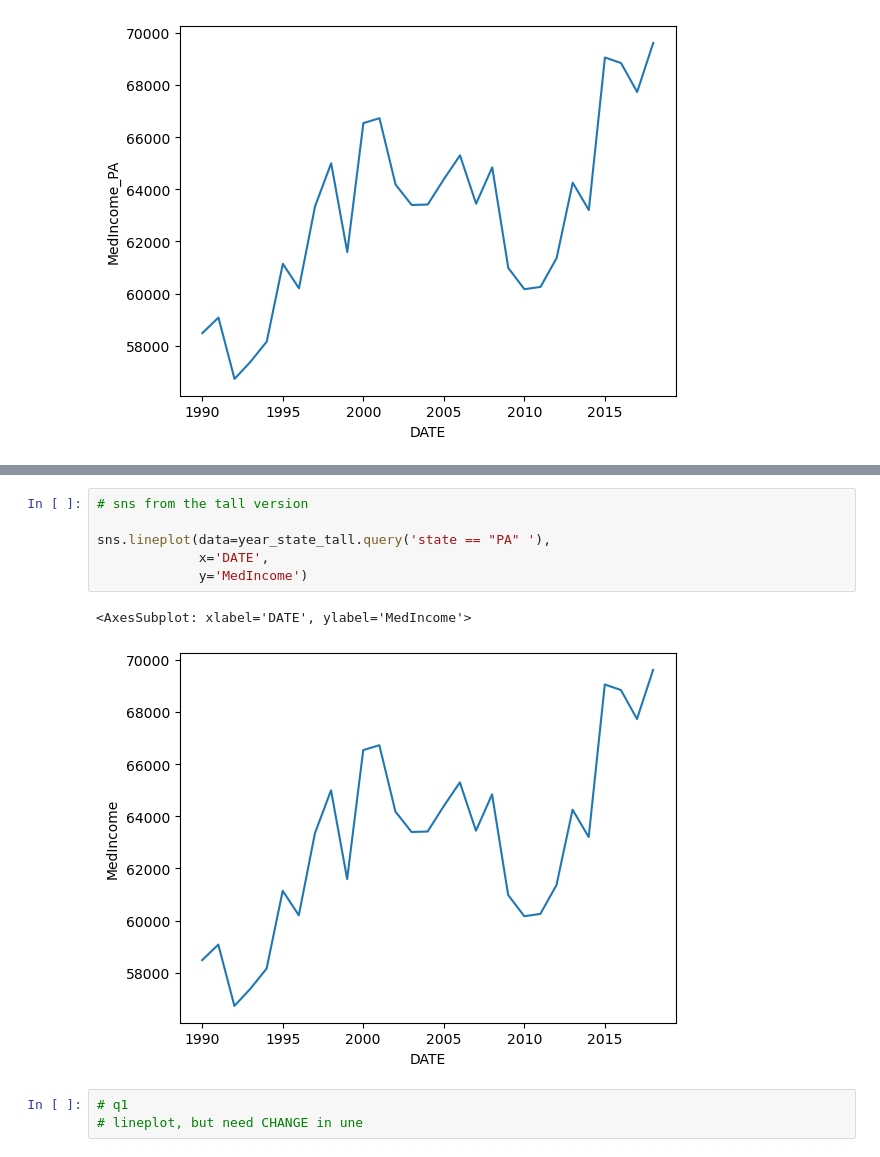
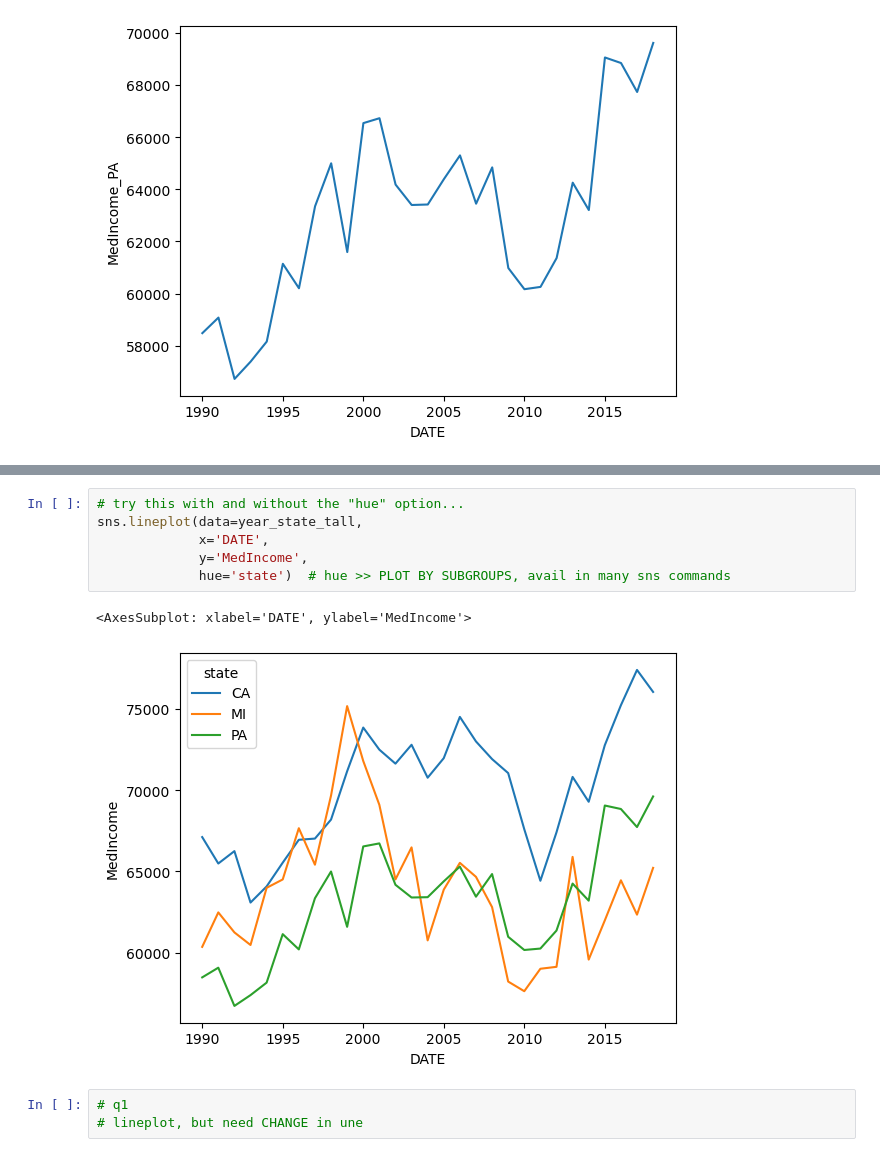
Before and after one commit to donbowen/Class-Notes-1045, a Jupyter notebook: Exercises/Plotting exercises.ipynb, the cells around one changed output, grey strips where cells are left out. Saved outputs shown, nothing was run; the diff lists cells and outputs as text.

```diff
--- a/Exercises/Plotting exercises.ipynb
+++ b/Exercises/Plotting exercises.ipynb
@@ -156,12 +166,12 @@ sns.lineplot(data=year_state_wide['MedIncome_PA']) # sns from the wide
 # %%
-# sns from the tall version
-
-sns.lineplot(data=year_state_tall.query('state == "PA" '),
+# try this with and without the "hue" option...
+sns.lineplot(data=year_state_tall,
              x='DATE',
-             y='MedIncome')
+             y='MedIncome',
+             hue='state')  # hue >> PLOT BY SUBGROUPS, avail in many sns commands
 # %% [output]
 <AxesSubplot: xlabel='DATE', ylabel='MedIncome'>
-[figure, old version]
+[figure, new version]
 # %%
 # q1
 # lineplot, but need CHANGE in une
```
Also changed, not shown: parts of 22 cells of this notebook, 2 other files.
